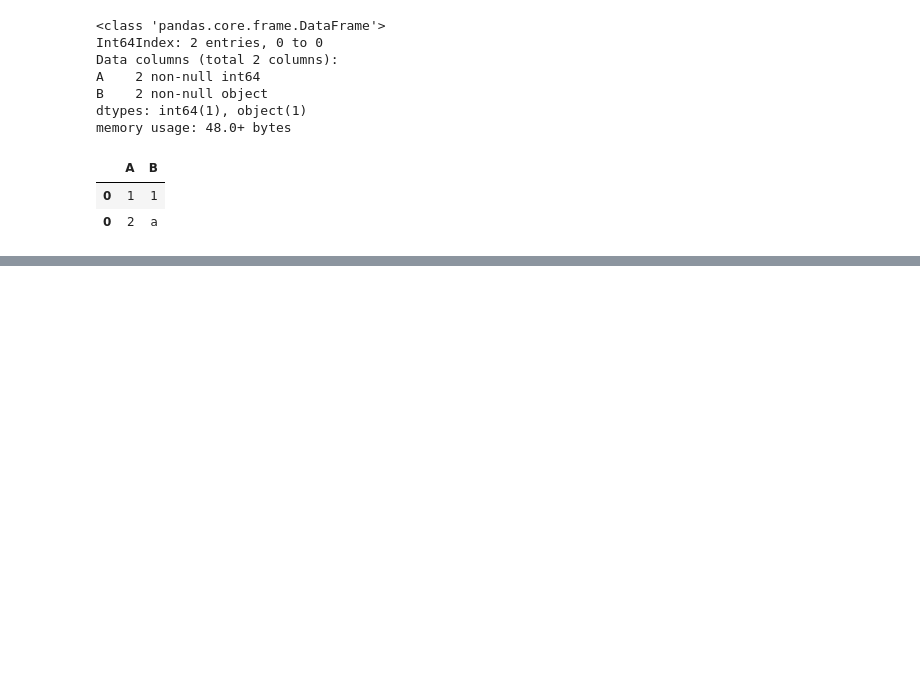
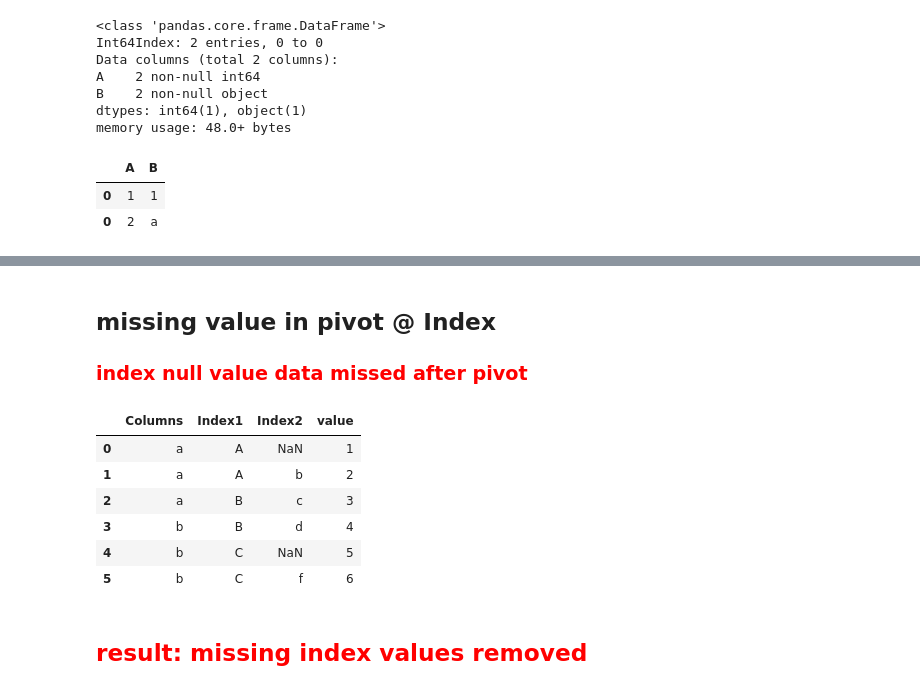
Before and after one commit to lch1000m/Code_Snippets, a Jupyter notebook: Pandas/Pandas.ipynb, the cells around one changed output, grey strips where cells are left out. Cells and saved outputs as stored; diff of their text form; code cells hidden in the pictures; blank space fills up the shorter version.

```diff
--- a/Pandas/Pandas.ipynb
+++ b/Pandas/Pandas.ipynb
@@ -125,0 +192,22 @@ df_conc
+# %% [markdown]
+## missing value in pivot @ Index
+<h3 style="color:red;">index null value data missed after pivot</h3>
+# %%
+df = pd.DataFrame(
+    {
+    'Index1':['A','A','B','B','C','C'],
+    'Index2':[np.nan,'b','c','d',np.nan,'f'],
+    'Columns':['a','a','a','b','b','b'],
+    'value':[1,2,3,4,5,6],
+    }
+)
+# %%
+df
+# %% [output]
+|  | Columns | Index1 | Index2 | value |
+| 0 | a | A | NaN | 1 |
+| 1 | a | A | b | 2 |
+| 2 | a | B | c | 3 |
+| 3 | b | B | d | 4 |
+| 4 | b | C | NaN | 5 |
+| 5 | b | C | f | 6 |
@@ -125,0 +222,2 @@ df_conc
+# %% [markdown]
+<h2 style="color:red;">result: missing index values removed</h2>
```
Also changed, not shown: parts of 36 cells of this notebook, 31 other files.
